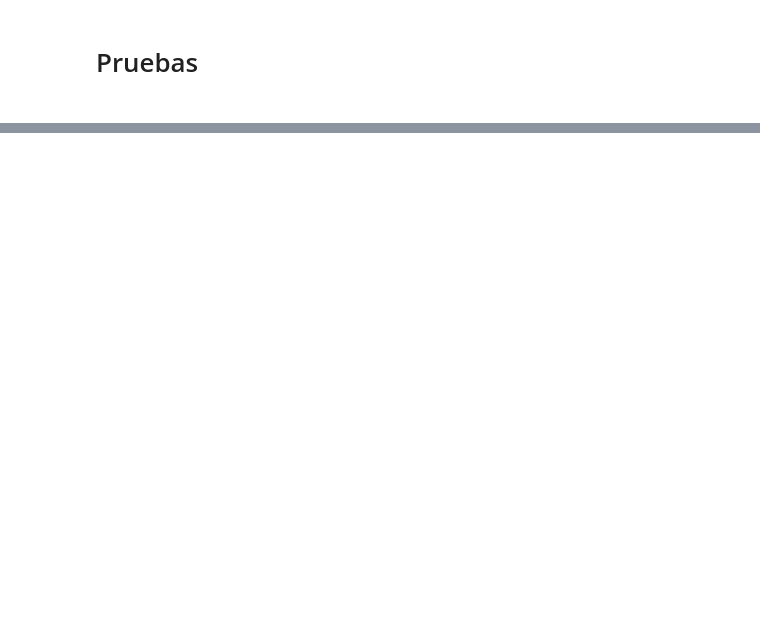
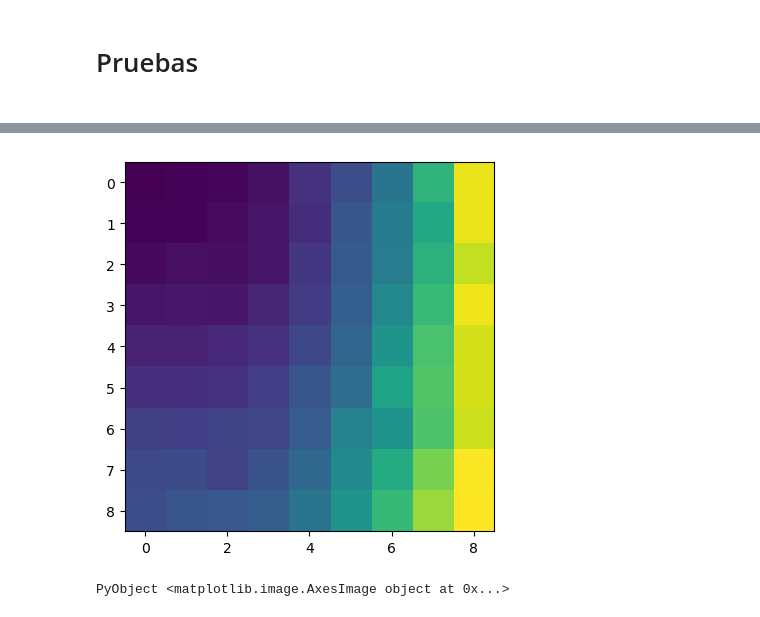
Before and after one commit to Zlinki/MasterThesis, a Jupyter notebook: LinearGraphTest.ipynb, the cells around one changed output, grey strips where cells are left out. Cells and saved outputs as stored; diff of their text form; code cells hidden in the pictures; blank space fills up the shorter version.

```diff
--- a/LinearGraphTest.ipynb
+++ b/LinearGraphTest.ipynb
@@ -33,0 +64,7 @@ Closest candidates are:
+# %%
+Eval4001=evaluarLinearGraphLearning3(0.001,4)
+# %%
+imshow(Eval4001)
+# %% [output]
+[figure, added]
+PyObject <matplotlib.image.AxesImage object at 0x...>
```
Also changed, not shown: parts of 48 cells of this notebook, 2 other files.
